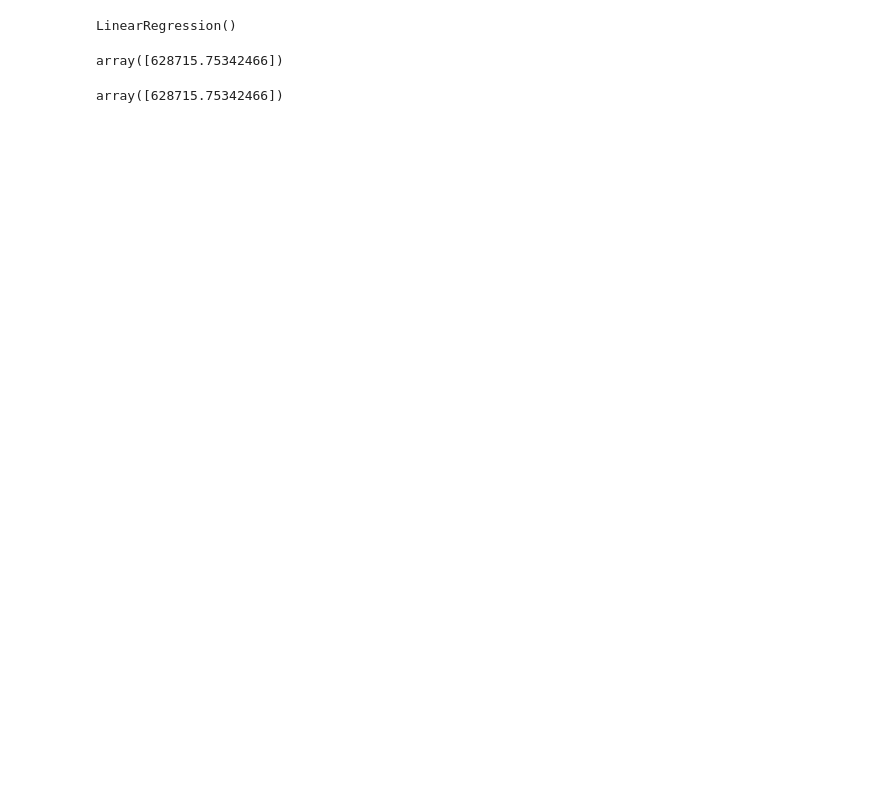
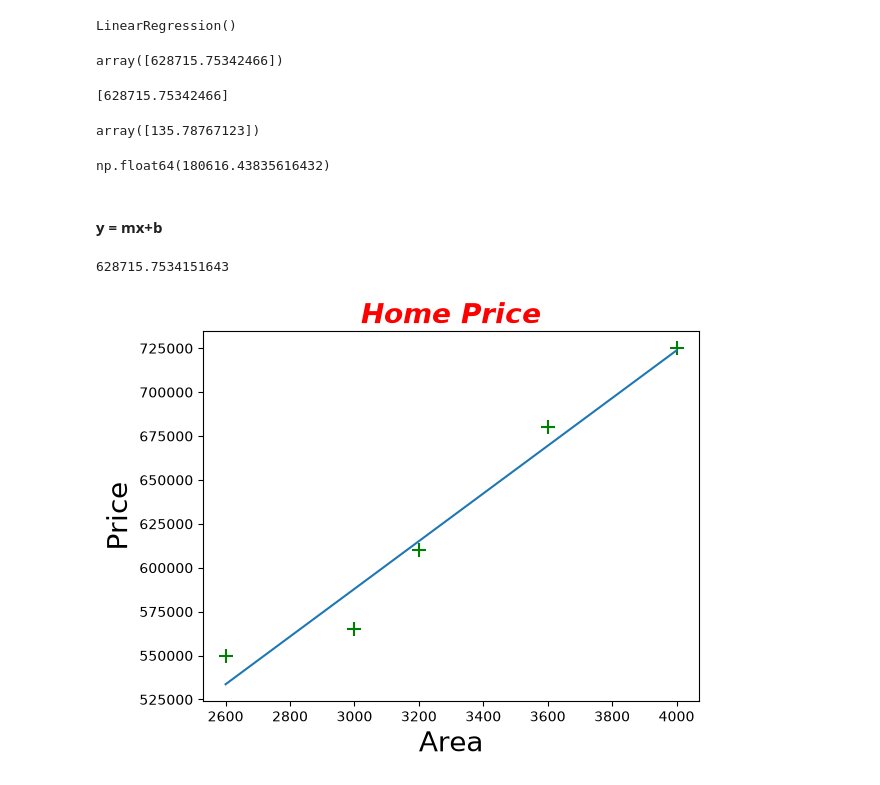
Before and after one commit to ShilpaGitH/Machine-Learning, a Jupyter notebook: Linear_reg/Linear_reg.ipynb, the cells around one changed output. Cells and saved outputs as stored; diff of their text form; code cells hidden in the pictures; blank space fills up the shorter version.

```diff
--- a/Linear_reg/Linear_reg.ipynb
+++ b/Linear_reg/Linear_reg.ipynb
@@ -40,7 +49,35 @@ reg.predict([[3300]])
 # %% [output]
 array([628715.75342466])
 # %%
-# Prediction
-reg.predict(pd.DataFrame({'area': [3300]}))
+new_area = pd.DataFrame({'area': [3300]})
+
+prediction = reg.predict(new_area)
+
+print(prediction)
 # %% [output]
-array([628715.75342466])
+[628715.75342466]
+# %%
+reg.coef_
+# %% [output]
+array([135.78767123])
+# %%
+reg.intercept_
+# %% [output]
+np.float64(180616.43835616432)
+# %% [markdown]
+#### y = mx+b
+# %%
+y = 135.78767123*3300+180616.43835616432
+y
+# %% [output]
+628715.7534151643
+# %%
+%matplotlib inline
+plt.title("Home Price", color='red', size=20, fontstyle= 'italic', fontweight='bold')
+plt.xlabel('Area',size=20)
+plt.ylabel('Price', size=20)
+plt.scatter(df.area,df.price, color='green', marker='+', s=100)
+plt.plot(df.area,reg.predict(df[['area']]))
+plt.show()
+# %% [output]
+[figure, added]
```
Also changed, not shown: parts of 7 cells of this notebook, 4 other files.
